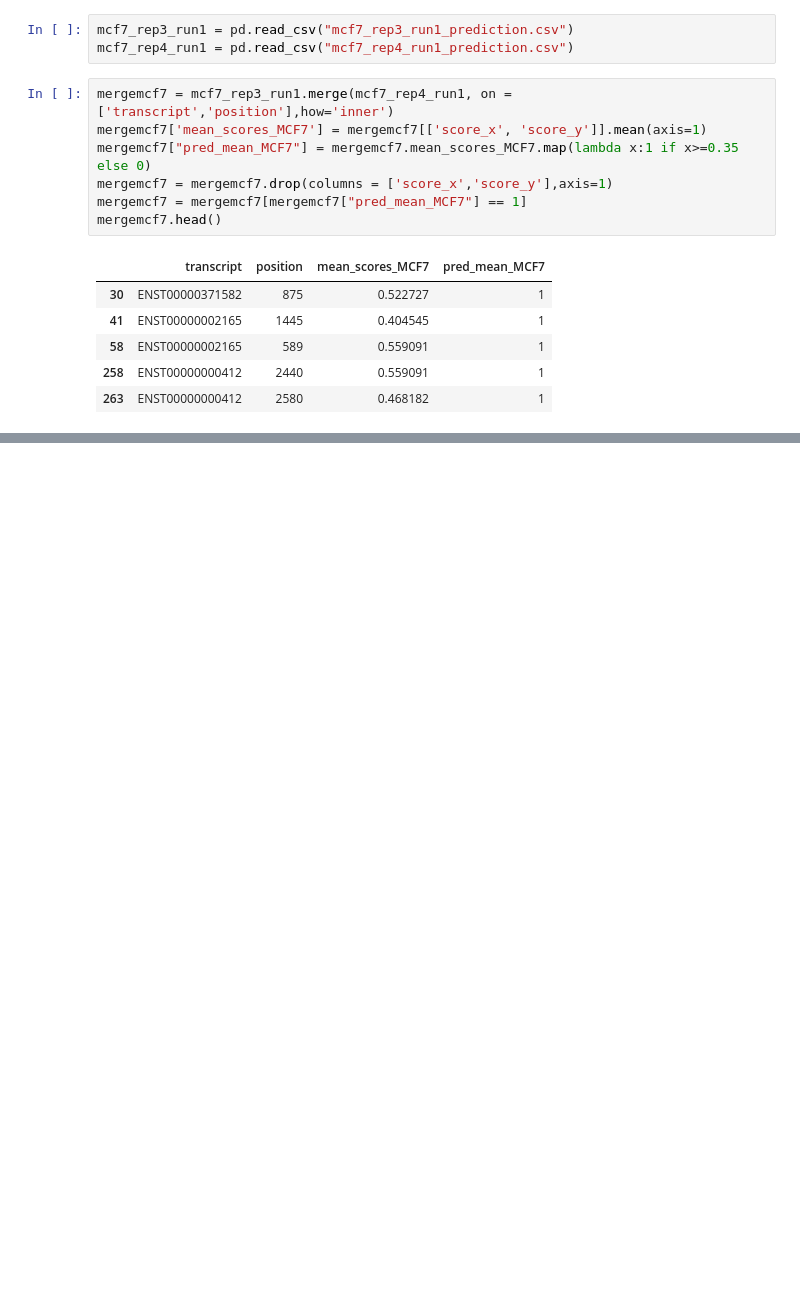
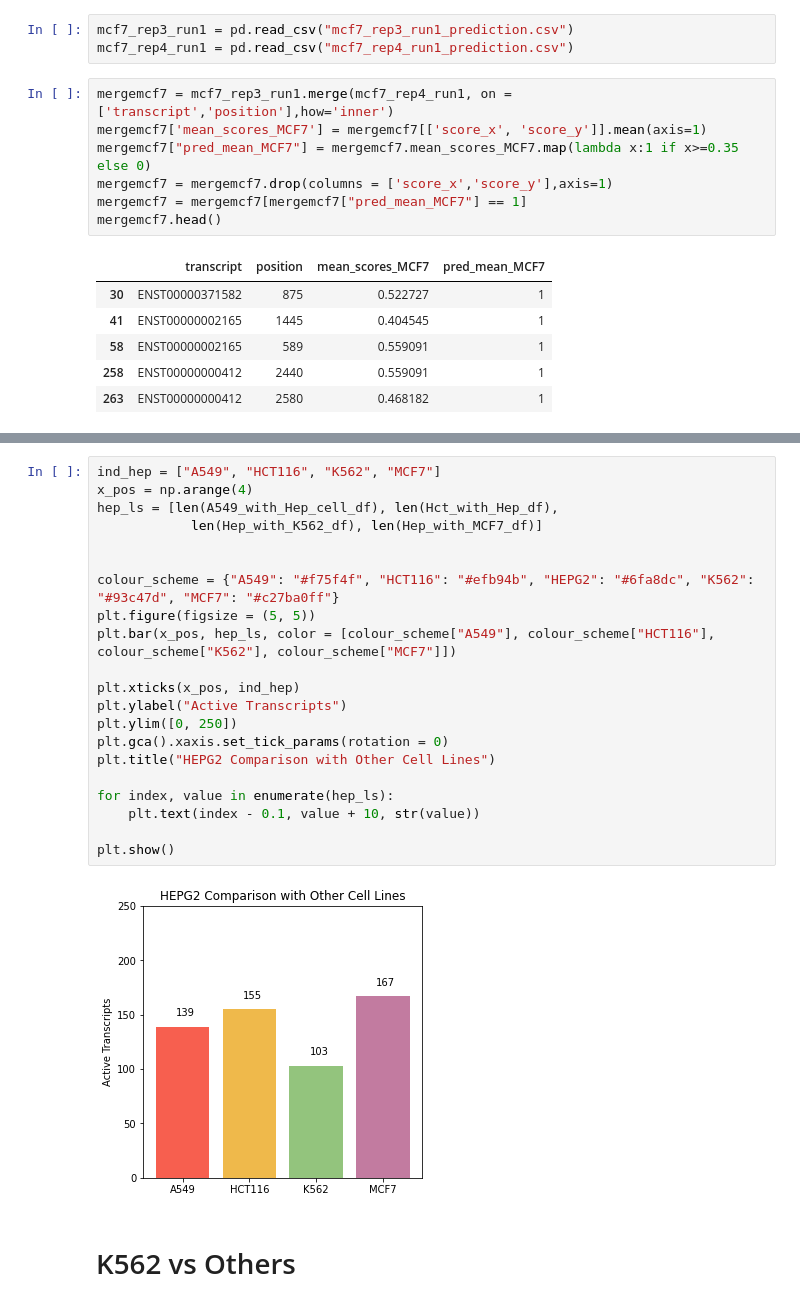
Before and after one commit to claudia-07/DSA4262-ACMXZ, a Jupyter notebook: prediction/all_cell_lines.ipynb, the cells around one changed output, grey strips where cells are left out. Saved outputs shown, nothing was run; the diff lists cells and outputs as text; blank space fills up the shorter version.

```diff
--- a/prediction/all_cell_lines.ipynb
+++ b/prediction/all_cell_lines.ipynb
@@ -415,0 +250,25 @@ dtype: int64
+# %%
+ind_hep = ["A549", "HCT116", "K562", "MCF7"]
+x_pos = np.arange(4)
+hep_ls = [len(A549_with_Hep_cell_df), len(Hct_with_Hep_df),
+            len(Hep_with_K562_df), len(Hep_with_MCF7_df)]
+
+
+colour_scheme = {"A549": "#f75f4f", "HCT116": "#efb94b", "HEPG2": "#6fa8dc", "K562": "#93c47d", "MCF7": "#c27ba0ff"}
+plt.figure(figsize = (5, 5))
+plt.bar(x_pos, hep_ls, color = [colour_scheme["A549"], colour_scheme["HCT116"], colour_scheme["K562"], colour_scheme["MCF7"]])
+
+plt.xticks(x_pos, ind_hep)
+plt.ylabel("Active Transcripts")
+plt.ylim([0, 250])
+plt.gca().xaxis.set_tick_params(rotation = 0)
+plt.title("HEPG2 Comparison with Other Cell Lines")
+
+for index, value in enumerate(hep_ls):
+    plt.text(index - 0.1, value + 10, str(value))
+
+plt.show()
+# %% [output]
+[figure, added]
+# %% [markdown]
+# K562 vs Others
```
Also changed, not shown: parts of 52 cells of this notebook.
